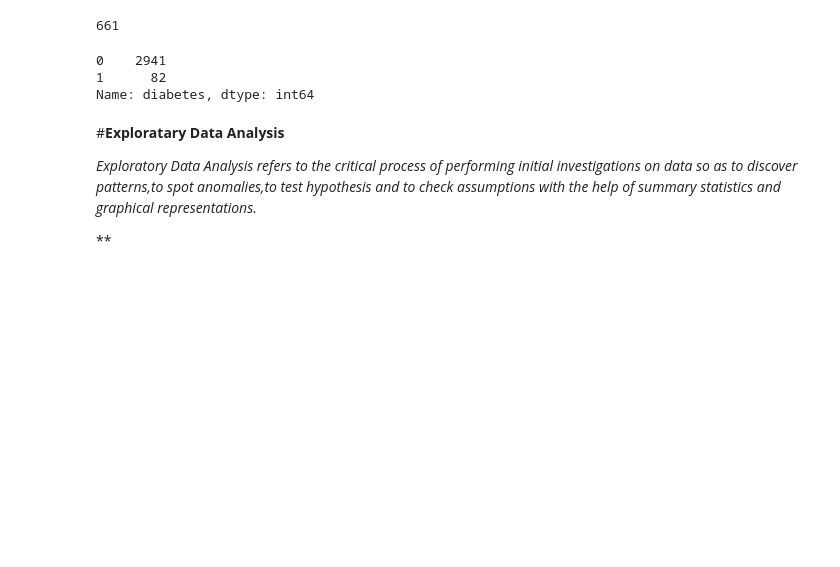
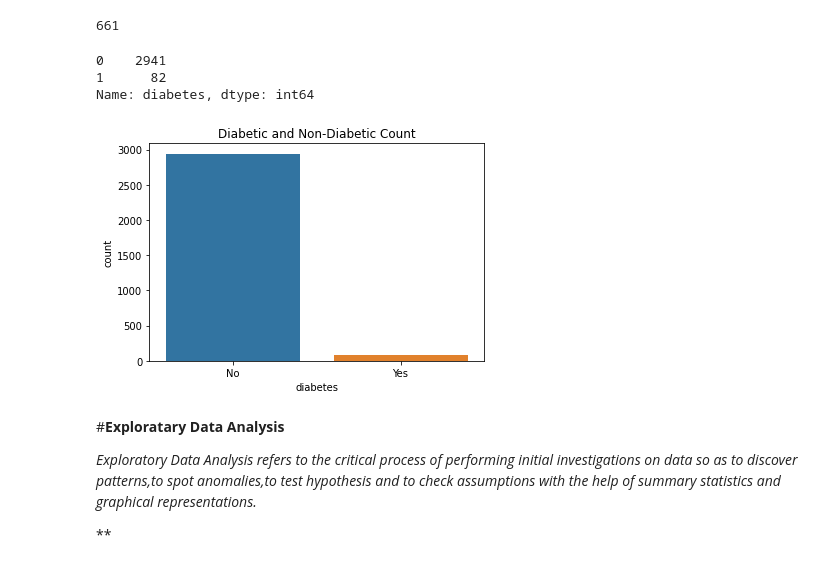
Before and after one commit to parulsharma098/Cardiovascular-Risk-Prediction, a Jupyter notebook: CARDIOVASCULAR_RISK_PREDICTION_CAPSTONE_III(Classification).ipynb, the cells around one changed output. Drawn from its saved outputs; the diff is of its cells as text; code cells hidden in the pictures; blank space fills up the shorter version.

```diff
--- a/CARDIOVASCULAR_RISK_PREDICTION_CAPSTONE_III(Classification).ipynb
+++ b/CARDIOVASCULAR_RISK_PREDICTION_CAPSTONE_III(Classification).ipynb
@@ -602,6 +684,15 @@ df["diabetes"].value_counts()
 0    2941
 1      82
 Name: diabetes, dtype: int64
+# %%
+g = sns.countplot(df['diabetes'])
+g.set_xticklabels(['No','Yes'])
+g.set_title('Diabetic and Non-Diabetic Count')
+
+# Show the Graph.
+plt.show()
+# %% [output]
+[figure, added]
 # %% [markdown]
 #**Exploratary Data Analysis**
 
```
Also changed, not shown: parts of 147 cells of this notebook.
